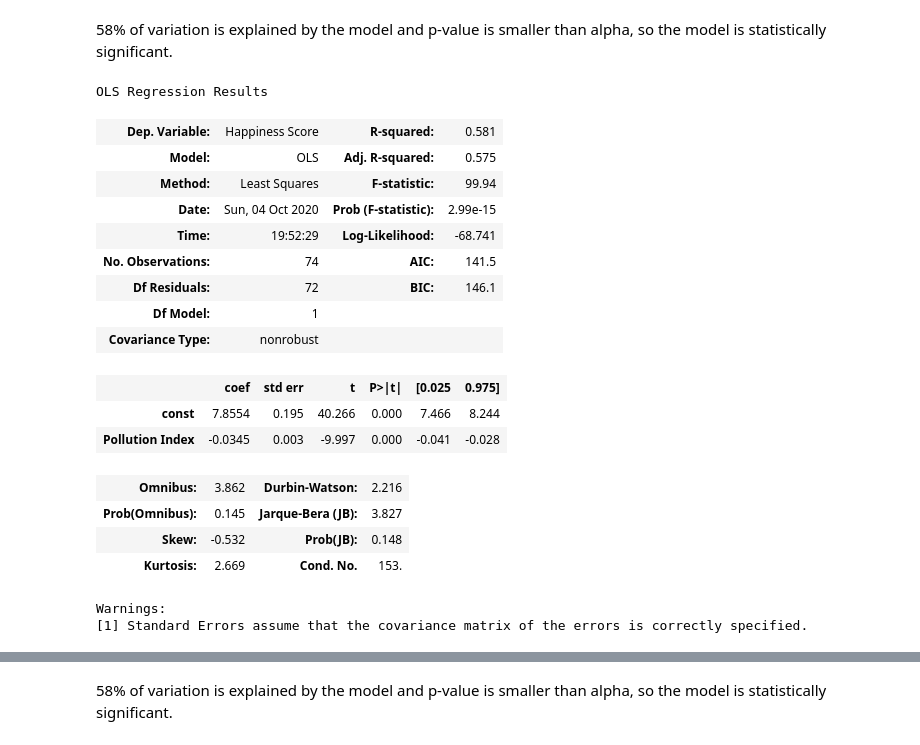
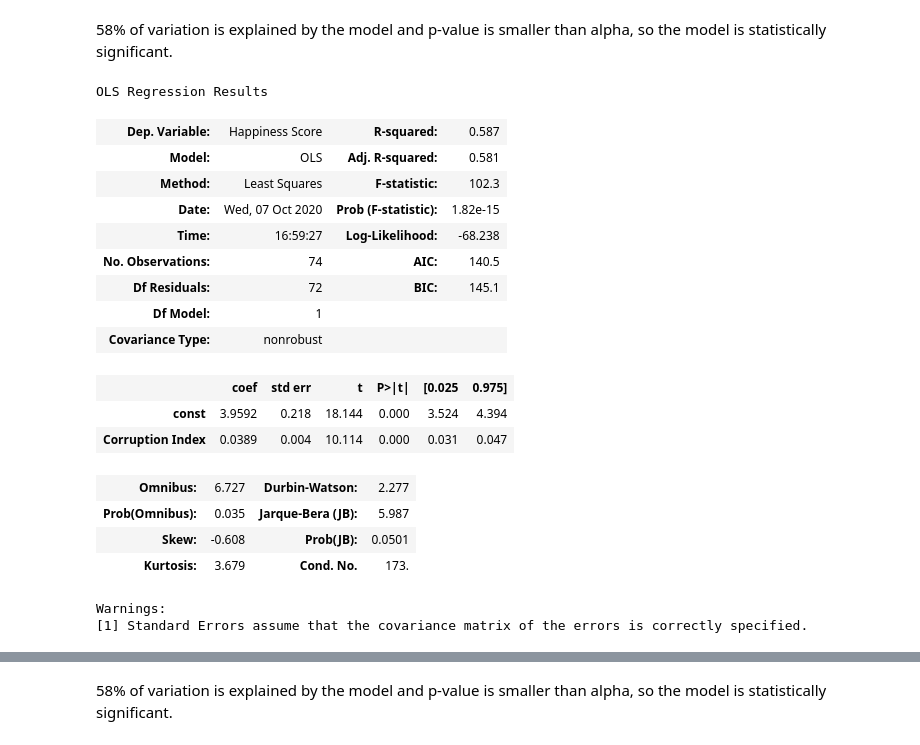
Before and after one commit to lamtuyennguyen/DAFT-final-project, a Jupyter notebook: notebooks/regression.ipynb, the cells around one changed output, grey strips where cells are left out. Cells and saved outputs as stored; diff of their text form; code cells hidden in the pictures.

```diff
--- a/notebooks/regression.ipynb
+++ b/notebooks/regression.ipynb
@@ -409,31 +569,31 @@ model_3.summary()
 58% of variation is explained by the model and p-value is smaller than alpha, so the model is statistically significant.
 # %%
 # building simple linear regression for Corruption Index and Happiness Score
-X_4 = data["Pollution Index"] # input variables / independent variable
+X_4 = data["Corruption Index"] # input variables / independent variable
 y = data["Happiness Score"] # output / dependent variable
 X_4 = sm.add_constant(X_4) # add an intercept to our model
 
 model_4 = sm.OLS(y, X_4).fit() # sm.OLS(output, input)
 
 # Print out the statistics
 model_4.summary()
 # %% [output]
 OLS Regression Results
-| Dep. Variable: | Happiness Score | R-squared: | 0.581 |
-| Model: | OLS | Adj. R-squared: | 0.575 |
-| Method: | Least Squares | F-statistic: | 99.94 |
-| Date: | Sun, 04 Oct 2020 | Prob (F-statistic): | 2.99e-15 |
-| Time: | 19:52:29 | Log-Likelihood: | -68.741 |
-| No. Observations: | 74 | AIC: | 141.5 |
-| Df Residuals: | 72 | BIC: | 146.1 |
+| Dep. Variable: | Happiness Score | R-squared: | 0.587 |
+| Model: | OLS | Adj. R-squared: | 0.581 |
+| Method: | Least Squares | F-statistic: | 102.3 |
+| Date: | Wed, 07 Oct 2020 | Prob (F-statistic): | 1.82e-15 |
+| Time: | 16:59:27 | Log-Likelihood: | -68.238 |
+| No. Observations: | 74 | AIC: | 140.5 |
+| Df Residuals: | 72 | BIC: | 145.1 |
 | Df Model: | 1 |  |  |
 | Covariance Type: | nonrobust |  |  |
 |  | coef | std err | t | P>|t| | [0.025 | 0.975] |
-| const | 7.8554 | 0.195 | 40.266 | 0.000 | 7.466 | 8.244 |
-| Pollution Index | -0.0345 | 0.003 | -9.997 | 0.000 | -0.041 | -0.028 |
+| const | 3.9592 | 0.218 | 18.144 | 0.000 | 3.524 | 4.394 |
+| Corruption Index | 0.0389 | 0.004 | 10.114 | 0.000 | 0.031 | 0.047 |
-| Omnibus: | 3.862 | Durbin-Watson: | 2.216 |
-| Prob(Omnibus): | 0.145 | Jarque-Bera (JB): | 3.827 |
-| Skew: | -0.532 | Prob(JB): | 0.148 |
-| Kurtosis: | 2.669 | Cond. No. | 153. |
+| Omnibus: | 6.727 | Durbin-Watson: | 2.277 |
+| Prob(Omnibus): | 0.035 | Jarque-Bera (JB): | 5.987 |
+| Skew: | -0.608 | Prob(JB): | 0.0501 |
+| Kurtosis: | 3.679 | Cond. No. | 173. |
 Warnings:
 [1] Standard Errors assume that the covariance matrix of the errors is correctly specified.
```
Also changed, not shown: parts of 44 cells of this notebook, 6 other files.
